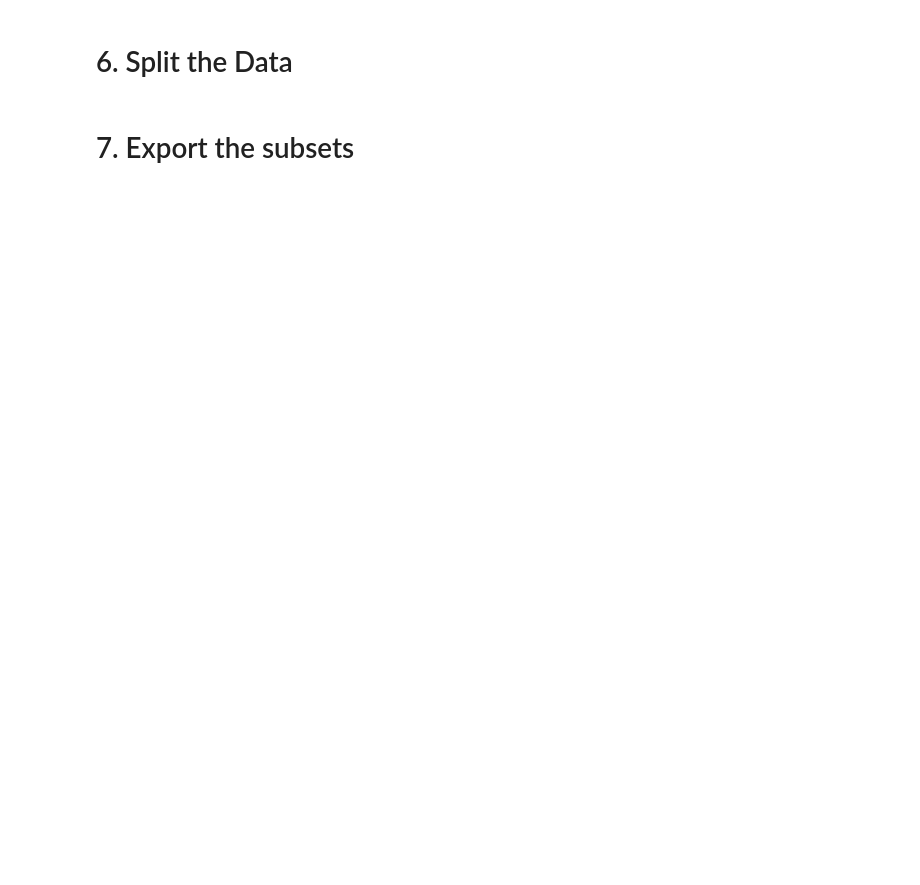
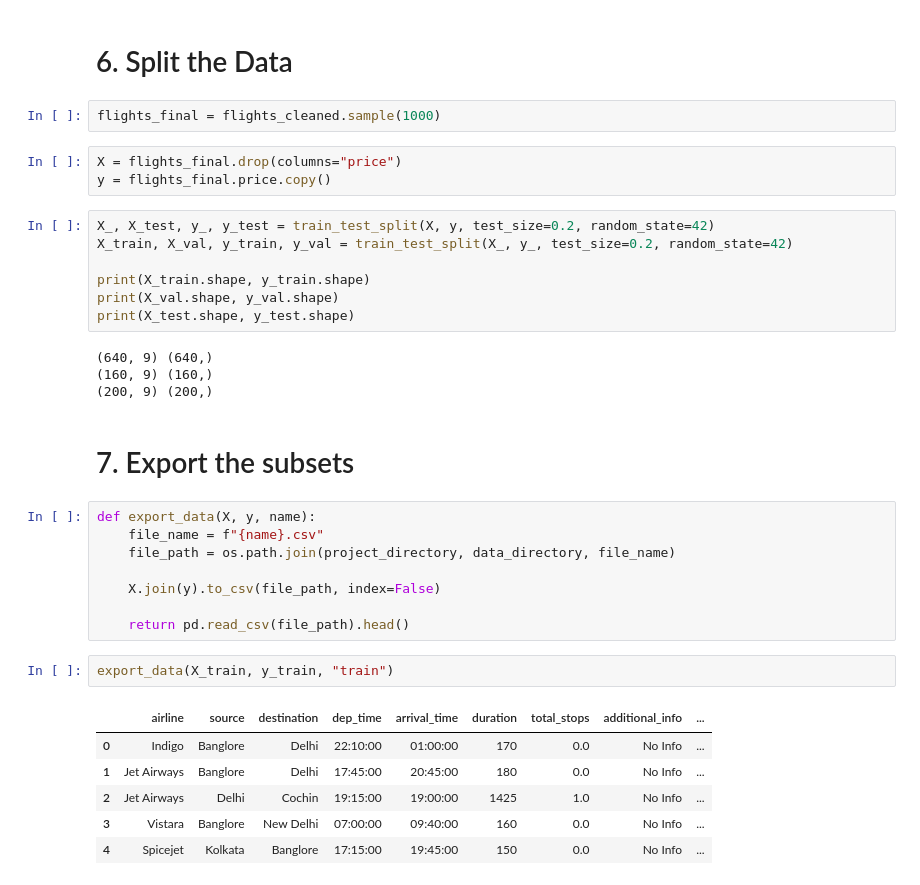
Before and after one commit to mursaleen-sengr/Flight-_price_prediction_using_AWSSagemaker, a Jupyter notebook: notebook/eda.ipynb, the cells around one changed output. Saved outputs shown, nothing was run; the diff lists cells and outputs as text; blank space fills up the shorter version.

```diff
--- a/notebook/eda.ipynb
+++ b/notebook/eda.ipynb
@@ -245,4 +506,37 @@ dtype: object
 # %% [markdown]
 # 6. Split the Data
+# %%
+flights_final = flights_cleaned.sample(1000)
+# %%
+X = flights_final.drop(columns="price")
+y = flights_final.price.copy()
+# %%
+X_, X_test, y_, y_test = train_test_split(X, y, test_size=0.2, random_state=42)
+X_train, X_val, y_train, y_val = train_test_split(X_, y_, test_size=0.2, random_state=42)
+
+print(X_train.shape, y_train.shape)
+print(X_val.shape, y_val.shape)
+print(X_test.shape, y_test.shape)
+# %% [output]
+(640, 9) (640,)
+(160, 9) (160,)
+(200, 9) (200,)
 # %% [markdown]
 # 7. Export the subsets
+# %%
+def export_data(X, y, name):
+	file_name = f"{name}.csv"
+	file_path = os.path.join(project_directory, data_directory, file_name)
+
+	X.join(y).to_csv(file_path, index=False)
+
+	return pd.read_csv(file_path).head()
+# %%
+export_data(X_train, y_train, "train")
+# %% [output]
+|  | airline | source | destination | dep_time | arrival_time | duration | total_stops | additional_info | ... |
+| 0 | Indigo | Banglore | Delhi | 22:10:00 | 01:00:00 | 170 | 0.0 | No Info | ... |
+| 1 | Jet Airways | Banglore | Delhi | 17:45:00 | 20:45:00 | 180 | 0.0 | No Info | ... |
+| 2 | Jet Airways | Delhi | Cochin | 19:15:00 | 19:00:00 | 1425 | 1.0 | No Info | ... |
+| 3 | Vistara | Banglore | New Delhi | 07:00:00 | 09:40:00 | 160 | 0.0 | No Info | ... |
+| 4 | Spicejet | Kolkata | Banglore | 17:15:00 | 19:45:00 | 150 | 0.0 | No Info | ... |
```
Also changed, not shown: parts of 23 cells of this notebook, 3 other files.
